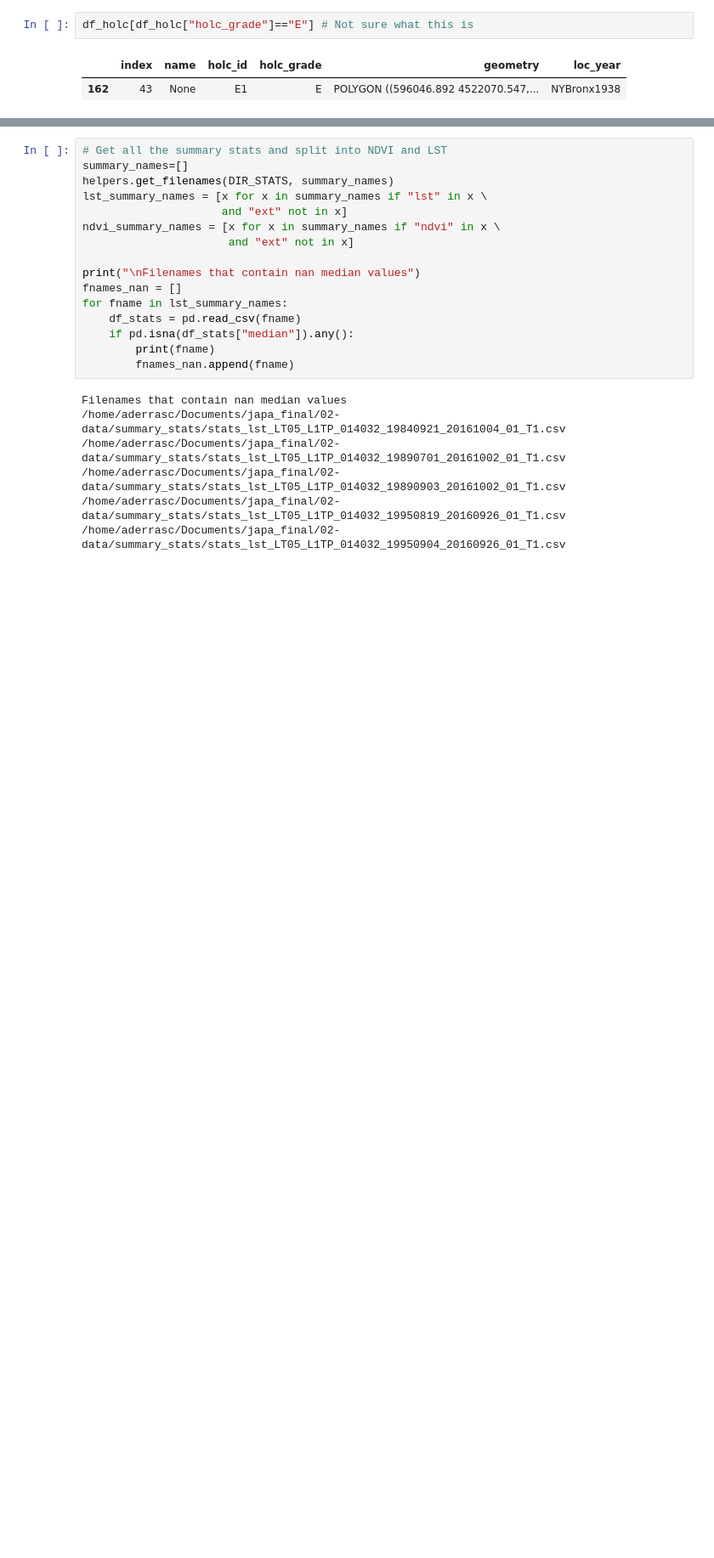
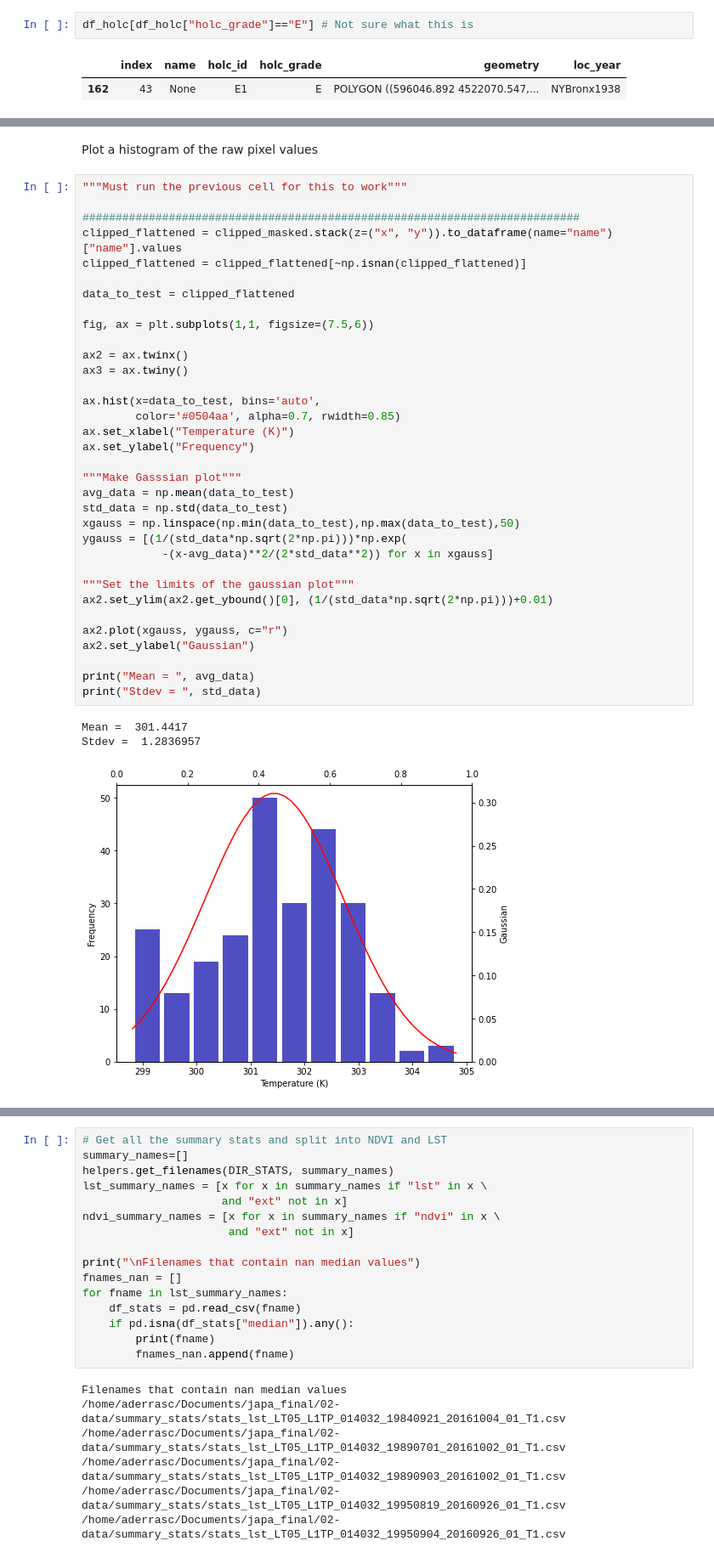
Before and after one commit to aderras/nyc-lst-ndvi, a Jupyter notebook: 00-notebooks/4_compute_summary_stats.ipynb, the cells around one changed output, grey strips where cells are left out. Shown at 85% size. Saved outputs shown, nothing was run; the diff lists cells and outputs as text; blank space fills up the shorter version.

```diff
--- a/00-notebooks/4_compute_summary_stats.ipynb
+++ b/00-notebooks/4_compute_summary_stats.ipynb
@@ -200 +257,41 @@ for fn in clipped_filenames:
+# %% [markdown]
+Plot a histogram of the raw pixel values
+# %%
+"""Must run the previous cell for this to work"""
+
+###########################################################################
+clipped_flattened = clipped_masked.stack(z=("x", "y")).to_dataframe(name="name")["name"].values
+clipped_flattened = clipped_flattened[~np.isnan(clipped_flattened)]
+
+data_to_test = clipped_flattened
+
+fig, ax = plt.subplots(1,1, figsize=(7.5,6))
+
+ax2 = ax.twinx()
+ax3 = ax.twiny()
+
+ax.hist(x=data_to_test, bins='auto',
+        color='#0504aa', alpha=0.7, rwidth=0.85)
+ax.set_xlabel("Temperature (K)")
+ax.set_ylabel("Frequency")
+
+"""Make Gasssian plot"""
+avg_data = np.mean(data_to_test)
+std_data = np.std(data_to_test)
+xgauss = np.linspace(np.min(data_to_test),np.max(data_to_test),50)
+ygauss = [(1/(std_data*np.sqrt(2*np.pi)))*np.exp(
+            -(x-avg_data)**2/(2*std_data**2)) for x in xgauss]
+
+"""Set the limits of the gaussian plot"""
+ax2.set_ylim(ax2.get_ybound()[0], (1/(std_data*np.sqrt(2*np.pi)))+0.01)
+
+ax2.plot(xgauss, ygauss, c="r")
+ax2.set_ylabel("Gaussian")
+
+print("Mean = ", avg_data)
+print("Stdev = ", std_data)
+# %% [output]
+Mean =  301.4417
+Stdev =  1.2836957
+[figure, added]
 # %% [markdown]
```
Also changed, not shown: parts of 16 cells of this notebook.
